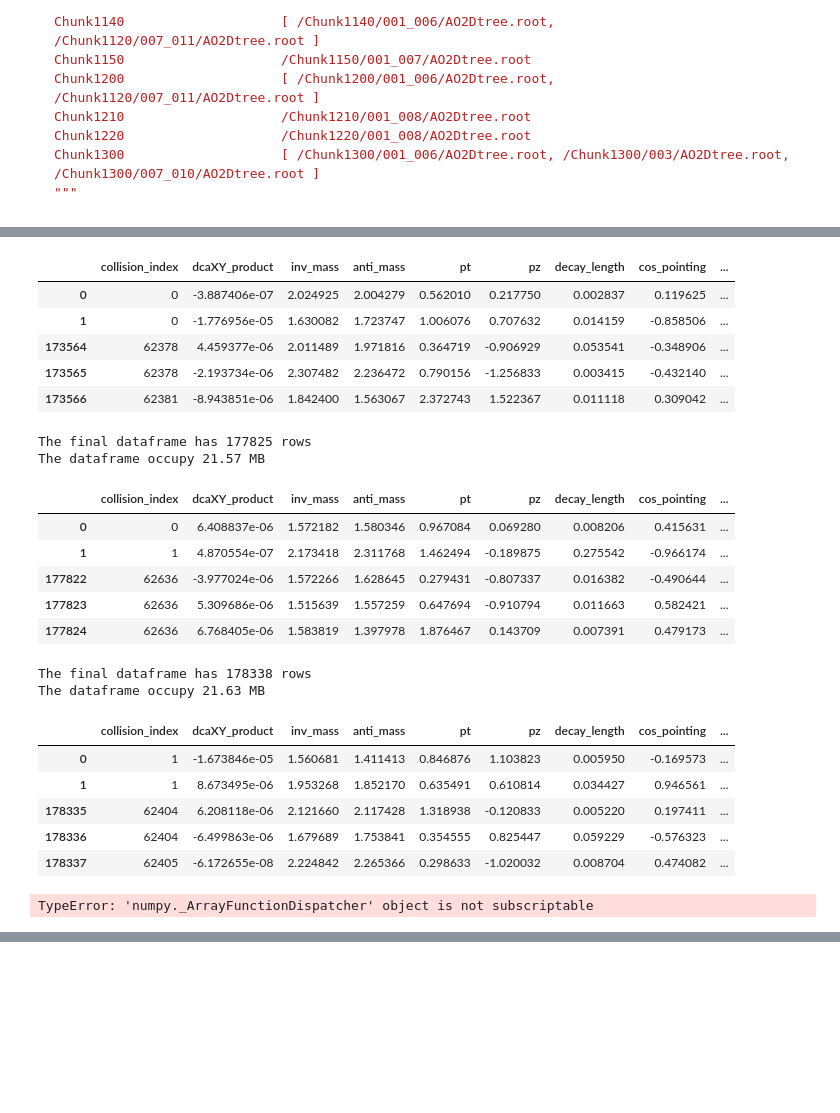
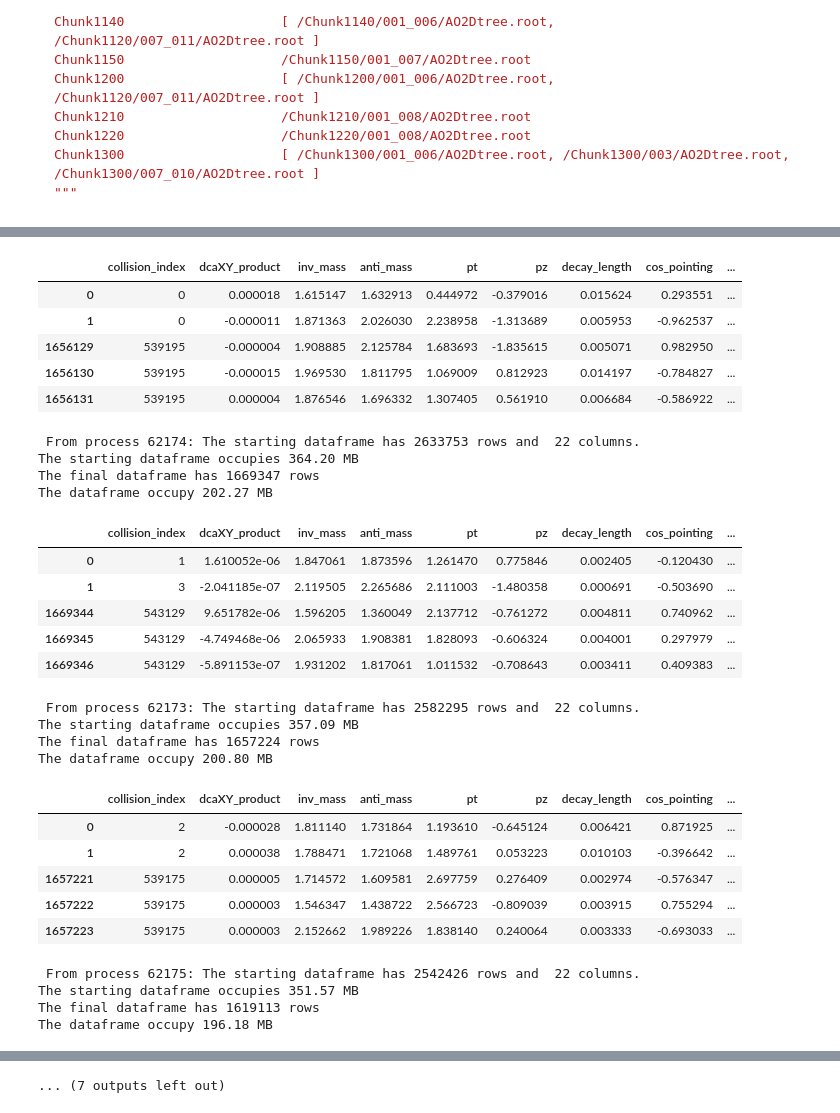
Before and after one commit to LeoPi314/LCPB_Project, a Jupyter notebook: Advanced_Slicing_Parallel.ipynb, the cells around one changed output, grey strips where cells are left out. Saved outputs shown, nothing was run; the diff lists cells and outputs as text; code cells hidden in the pictures; blank space fills up the shorter version.

```diff
--- a/Advanced_Slicing_Parallel.ipynb
+++ b/Advanced_Slicing_Parallel.ipynb
@@ -368,19 +368,17 @@ if __name__ == '__main__':
     # !!! NEW CUTS v2!!!
 
     # Kaon hypothesis
-    Ka_hyp = " ( fNsigmaTPCka.abs() < 3 ) & "\
+    Ka_hyp = " ( fNsigmaTPCka.abs() < 3.0 ) & "\
              " ( \
-                 ( (fPt <= 1.4) & (fNsigmaTOFka.abs() <=7) ) | \
-                 ( (fPt.between(1.4,3.0)) & (fNsigmaTOFka.abs() <= 4)  )| \
-                 ( (fPt < 3.0) & (fNsigmaTOFka == -999))\
+                 ( (fPt <= 3.0) & (fNsigmaTOFka.abs() <= 8) ) | \
+                 ( (fPt <= 3.0) & (fNsigmaTOFka == -999))\
                 )"
 
     # Pion Hypothesis
-    Pi_hyp = " ( fNsigmaTPCpi.abs() < 3 ) & "\
+    Pi_hyp = " ( fNsigmaTPCpi.abs() < 4.0 ) & "\
              " ( \
-                 ( (fPt <= 1.4) & (fNsigmaTOFpi.abs() <=7) ) | \
-                 ( (fPt.between(1.4,3.0)) & (fNsigmaTOFpi.abs() <= 4) ) | \
-                 ( (fPt < 3.0) & (fNsigmaTOFpi == -999))\
+                 ( (fPt <= 3.0) & (fNsigmaTOFpi.abs() <= 12) ) | \
+                 ( (fPt <= 3.0) & (fNsigmaTOFpi == -999) )\
                 )"
 
     cut_expression = f"({Ka_hyp} | {Pi_hyp})"
@@ -395,14 +393,14 @@ if __name__ == '__main__':
     #base_path = "/mnt/SingleTrackTrees/Data/alice_data_2023_LHC23f_535087_apass4_1300_Thinner/Output/Run535087"
     #base_path = "/home/pira/Documenti/PoD/LCP/LCP_B/ALICE/Alice_Data/Run535087/Run535087"
     base_path = "~/Downloads/"
-    which_chunk = "Chunk0950"
-    which_number = "001_007"
+    which_chunk = "Chunk1030"
+    which_number = "006_011"
     which_file = "AO2Dtree.root"
     path = base_path + "/".join([which_chunk, which_number, which_file])
 
-    # out_name = f"Cuts_for_{which_chunk}_{which_number}.txt"
-    # with open(out_name, "w") as f:
-    #     f.write(cut_expression)
+    out_name = f"Cuts_for_{which_chunk}_{which_number}.txt"
+    with open(out_name, "w") as f:
+        f.write(cut_expression)
 
     start = time.time()
     # Let each process do the loading; load once to get number of files
@@ -411,10 +409,10 @@ if __name__ == '__main__':
         N_FILES = len(file.keys(filter_name=r"*O2collision_001"))
 
     # Testing mode: comment following line for real analysis
-    N_FILES = 15
+    # N_FILES = 15
 
     # This can be equal to the number of processes
-    N_SPLITS = 3
+    N_SPLITS = 9
     # number of subsets to create: this is due to memory problems when doing the combinatorial
     subsets = np.array_split(range(0,N_FILES),N_SPLITS)
 
@@ -433,7 +431,7 @@ if __name__ == '__main__':
 
     for i in range(N_SPLITS):
         save_name = "par_pairs_" + "_".join([which_chunk, which_number, str(i)])
-        results[i].to_pickle("Testing/" + save_name + ".pkl")
+        results[i].to_pickle("Big_Combinatorial/" + save_name + ".pkl")
 
     # Stop the timer
     end = time.time()
@@ -452,23 +450,30 @@ The dataframe occupy 21.05 MB
 |  | collision_index | dcaXY_product | inv_mass | anti_mass | pt | pz | decay_length | cos_pointing | ... |
-| 0 | 0 | -3.887406e-07 | 2.024925 | 2.004279 | 0.562010 | 0.217750 | 0.002837 | 0.119625 | ... |
-| 1 | 0 | -1.776956e-05 | 1.630082 | 1.723747 | 1.006076 | 0.707632 | 0.014159 | -0.858506 | ... |
-| 173564 | 62378 | 4.459377e-06 | 2.011489 | 1.971816 | 0.364719 | -0.906929 | 0.053541 | -0.348906 | ... |
-| 173565 | 62378 | -2.193734e-06 | 2.307482 | 2.236472 | 0.790156 | -1.256833 | 0.003415 | -0.432140 | ... |
-| 173566 | 62381 | -8.943851e-06 | 1.842400 | 1.563067 | 2.372743 | 1.522367 | 0.011118 | 0.309042 | ... |
+| 0 | 0 | 0.000018 | 1.615147 | 1.632913 | 0.444972 | -0.379016 | 0.015624 | 0.293551 | ... |
+| 1 | 0 | -0.000011 | 1.871363 | 2.026030 | 2.238958 | -1.313689 | 0.005953 | -0.962537 | ... |
+| 1656129 | 539195 | -0.000004 | 1.908885 | 2.125784 | 1.683693 | -1.835615 | 0.005071 | 0.982950 | ... |
+| 1656130 | 539195 | -0.000015 | 1.969530 | 1.811795 | 1.069009 | 0.812923 | 0.014197 | -0.784827 | ... |
+| 1656131 | 539195 | 0.000004 | 1.876546 | 1.696332 | 1.307405 | 0.561910 | 0.006684 | -0.586922 | ... |
-The final dataframe has 177825 rows
-The dataframe occupy 21.57 MB
+ From process 62174: The starting dataframe has 2633753 rows and  22 columns.
+The starting dataframe occupies 364.20 MB
+The final dataframe has 1669347 rows
+The dataframe occupy 202.27 MB
 |  | collision_index | dcaXY_product | inv_mass | anti_mass | pt | pz | decay_length | cos_pointing | ... |
-| 0 | 0 | 6.408837e-06 | 1.572182 | 1.580346 | 0.967084 | 0.069280 | 0.008206 | 0.415631 | ... |
-| 1 | 1 | 4.870554e-07 | 2.173418 | 2.311768 | 1.462494 | -0.189875 | 0.275542 | -0.966174 | ... |
-| 177822 | 62636 | -3.977024e-06 | 1.572266 | 1.628645 | 0.279431 | -0.807337 | 0.016382 | -0.490644 | ... |
-| 177823 | 62636 | 5.309686e-06 | 1.515639 | 1.557259 | 0.647694 | -0.910794 | 0.011663 | 0.582421 | ... |
-| 177824 | 62636 | 6.768405e-06 | 1.583819 | 1.397978 | 1.876467 | 0.143709 | 0.007391 | 0.479173 | ... |
+| 0 | 1 | 1.610052e-06 | 1.847061 | 1.873596 | 1.261470 | 0.775846 | 0.002405 | -0.120430 | ... |
+| 1 | 3 | -2.041185e-07 | 2.119505 | 2.265686 | 2.111003 | -1.480358 | 0.000691 | -0.503690 | ... |
+| 1669344 | 543129 | 9.651782e-06 | 1.596205 | 1.360049 | 2.137712 | -0.761272 | 0.004811 | 0.740962 | ... |
+| 1669345 | 543129 | -4.749468e-06 | 2.065933 | 1.908381 | 1.828093 | -0.606324 | 0.004001 | 0.297979 | ... |
+| 1669346 | 543129 | -5.891153e-07 | 1.931202 | 1.817061 | 1.011532 | -0.708643 | 0.003411 | 0.409383 | ... |
-The final dataframe has 178338 rows
-The dataframe occupy 21.63 MB
+ From process 62173: The starting dataframe has 2582295 rows and  22 columns.
+The starting dataframe occupies 357.09 MB
+The final dataframe has 1657224 rows
+The dataframe occupy 200.80 MB
 |  | collision_index | dcaXY_product | inv_mass | anti_mass | pt | pz | decay_length | cos_pointing | ... |
-| 0 | 1 | -1.673846e-05 | 1.560681 | 1.411413 | 0.846876 | 1.103823 | 0.005950 | -0.169573 | ... |
-| 1 | 1 | 8.673495e-06 | 1.953268 | 1.852170 | 0.635491 | 0.610814 | 0.034427 | 0.946561 | ... |
-| 178335 | 62404 | 6.208118e-06 | 2.121660 | 2.117428 | 1.318938 | -0.120833 | 0.005220 | 0.197411 | ... |
-| 178336 | 62404 | -6.499863e-06 | 1.679689 | 1.753841 | 0.354555 | 0.825447 | 0.059229 | -0.576323 | ... |
-| 178337 | 62405 | -6.172655e-08 | 2.224842 | 2.265366 | 0.298633 | -1.020032 | 0.008704 | 0.474082 | ... |
+| 0 | 2 | -0.000028 | 1.811140 | 1.731864 | 1.193610 | -0.645124 | 0.006421 | 0.871925 | ... |
+| 1 | 2 | 0.000038 | 1.788471 | 1.721068 | 1.489761 | 0.053223 | 0.010103 | -0.396642 | ... |
+| 1657221 | 539175 | 0.000005 | 1.714572 | 1.609581 | 2.697759 | 0.276409 | 0.002974 | -0.576347 | ... |
+| 1657222 | 539175 | 0.000003 | 1.546347 | 1.438722 | 2.566723 | -0.809039 | 0.003915 | 0.755294 | ... |
+| 1657223 | 539175 | 0.000003 | 2.152662 | 1.989226 | 1.838140 | 0.240064 | 0.003333 | -0.693033 | ... |
-TypeError: 'numpy._ArrayFunctionDispatcher' object is not subscriptable
+ From process 62175: The starting dataframe has 2542426 rows and  22 columns.
+The starting dataframe occupies 351.57 MB
+The final dataframe has 1619113 rows
+The dataframe occupy 196.18 MB
@@ -474,0 +506 @@ TypeError: 'numpy._ArrayFunctionDispatcher' object is not subscriptable
+... (7 outputs left out)
```
Also changed, not shown: parts of 1 cell of this notebook, 1 other file.
